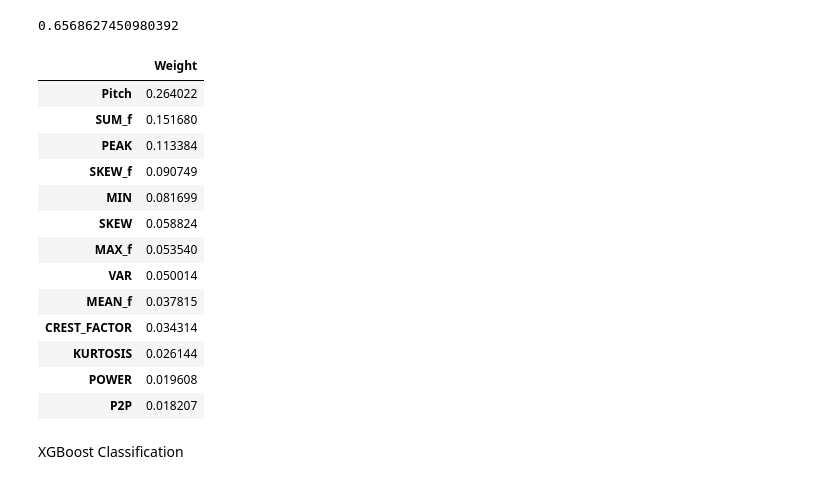
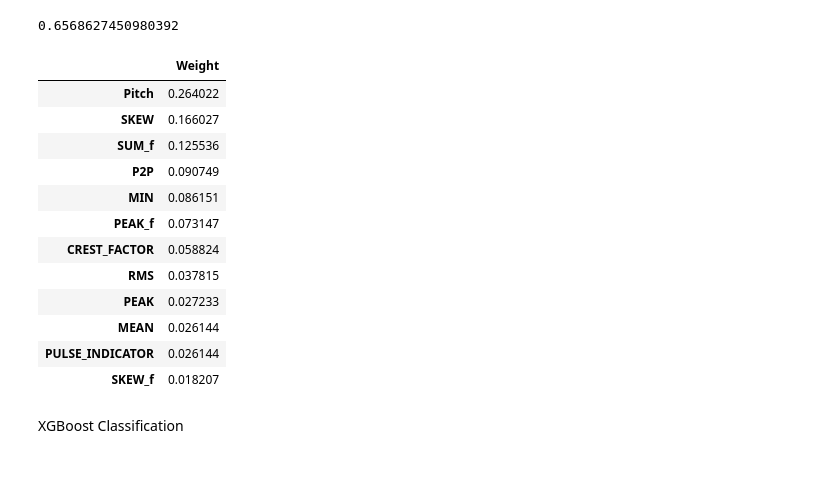
Before and after one commit to VascoBartolo/SP_project, a Jupyter notebook: signal_processing_catia.ipynb, the cells around one changed output. Drawn from its saved outputs; the diff is of its cells as text; code cells hidden in the pictures.

Commit message:
more writing and normalized features

```diff
--- a/signal_processing_catia.ipynb
+++ b/signal_processing_catia.ipynb
@@ -465,0 +494,8 @@ y = X.pop('Label')
+# %%
+from sklearn import preprocessing
+df = pd.read_csv('/content/drive/MyDrive/signal processing/features.csv')
+df = df.sample(frac = 1)
+X = df
+y = X.pop('Label')
+scaled_X = pd.DataFrame(preprocessing.normalize(X, axis = 0), columns=X.columns)
+scaled_X.head()
@@ -502,26 +555,25 @@ print(np.mean(score))
 # %% [output]
 0.6568627450980392
 # %%
-model_tree = model_tree.fit(X, y)
+model_tree = model_tree.fit(scaled_X, y)
 importance = model_tree.feature_importances_
 importance = pd.DataFrame(importance,columns = ['Weight'], index = X.columns)
 importance = importance.sort_values('Weight', ascending = False).drop(importance[importance['Weight'] == 0].index)
 importance
 # %% [output]
 |  | Weight |
 | Pitch | 0.264022 |
-| SUM_f | 0.151680 |
-| PEAK | 0.113384 |
-| SKEW_f | 0.090749 |
-| MIN | 0.081699 |
-| SKEW | 0.058824 |
-| MAX_f | 0.053540 |
-| VAR | 0.050014 |
-| MEAN_f | 0.037815 |
-| CREST_FACTOR | 0.034314 |
-| KURTOSIS | 0.026144 |
-| POWER | 0.019608 |
-| P2P | 0.018207 |
+| SKEW | 0.166027 |
+| SUM_f | 0.125536 |
+| P2P | 0.090749 |
+| MIN | 0.086151 |
+| PEAK_f | 0.073147 |
+| CREST_FACTOR | 0.058824 |
+| RMS | 0.037815 |
+| PEAK | 0.027233 |
+| MEAN | 0.026144 |
+| PULSE_INDICATOR | 0.026144 |
+| SKEW_f | 0.018207 |
 # %% [markdown]
 XGBoost Classification
 # %%
```
Also changed, not shown: parts of 15 cells of this notebook.
